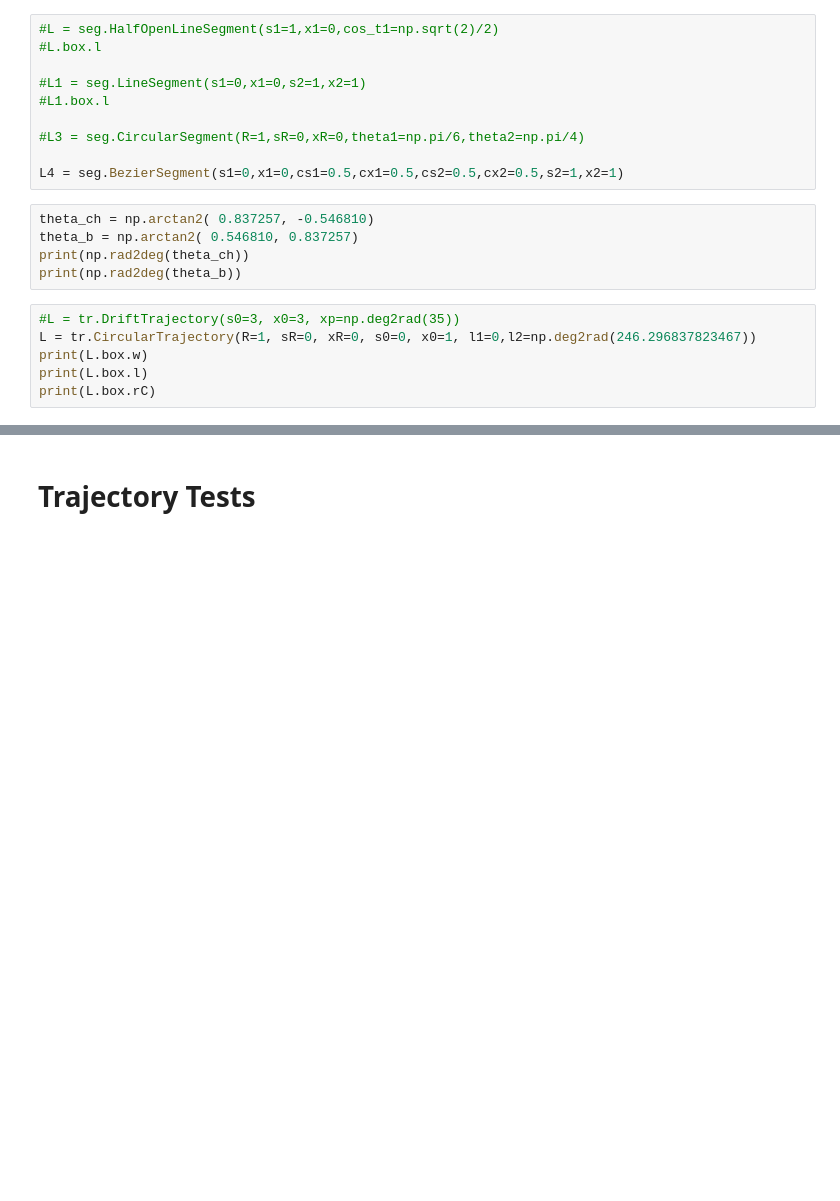
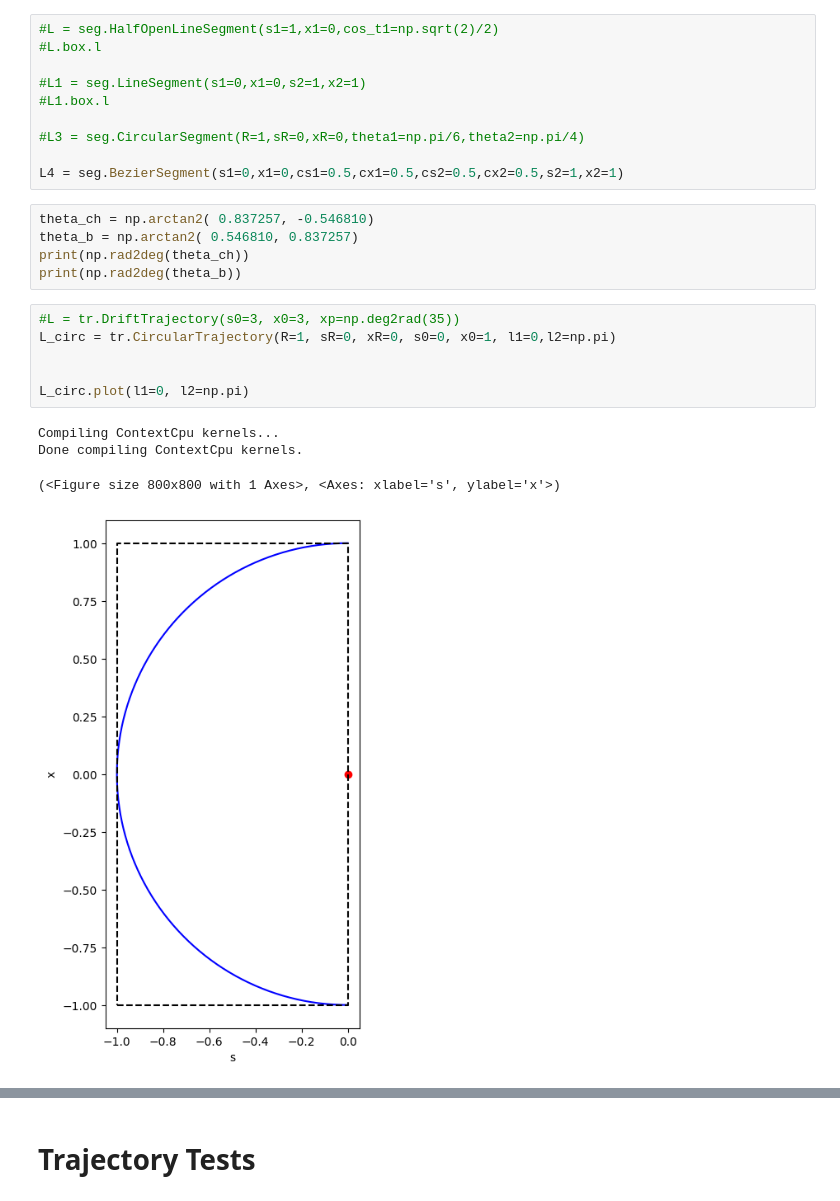
Before and after one commit to xsuite/xcoll, a Jupyter notebook: xcoll/geometry/test_geometry.ipynb, the cells around one changed output, grey strips where cells are left out. Saved outputs shown, nothing was run; the diff lists cells and outputs as text; blank space fills up the shorter version.

```diff
--- a/xcoll/geometry/test_geometry.ipynb
+++ b/xcoll/geometry/test_geometry.ipynb
@@ -202,7 +203,12 @@ print(np.rad2deg(theta_ch))
 print(np.rad2deg(theta_b))
 # %%
 #L = tr.DriftTrajectory(s0=3, x0=3, xp=np.deg2rad(35))
-L = tr.CircularTrajectory(R=1, sR=0, xR=0, s0=0, x0=1, l1=0,l2=np.deg2rad(246.296837823467))
-print(L.box.w)
-print(L.box.l)
-print(L.box.rC)
+L_circ = tr.CircularTrajectory(R=1, sR=0, xR=0, s0=0, x0=1, l1=0,l2=np.pi)
+
+
+L_circ.plot(l1=0, l2=np.pi)
+# %% [output]
+Compiling ContextCpu kernels...
+Done compiling ContextCpu kernels.
+(<Figure size 800x800 with 1 Axes>, <Axes: xlabel='s', ylabel='x'>)
+[figure, added]
```
Also changed, not shown: parts of 8 cells of this notebook, 3 other files.
